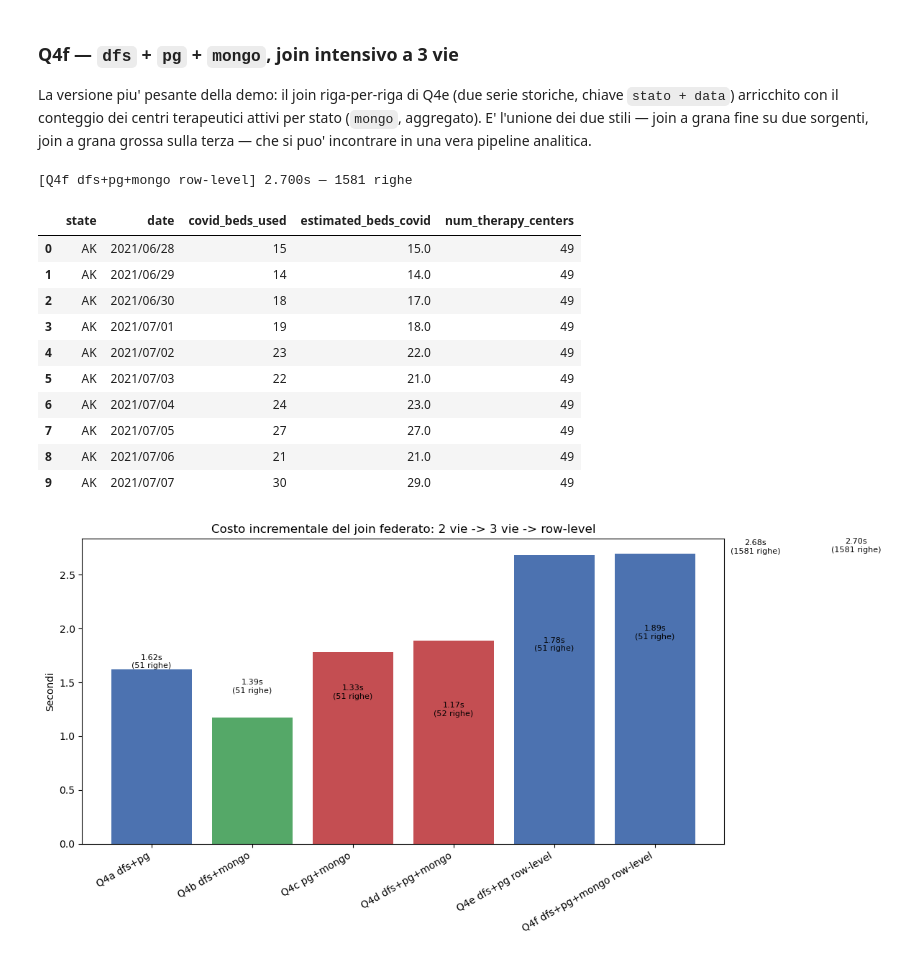
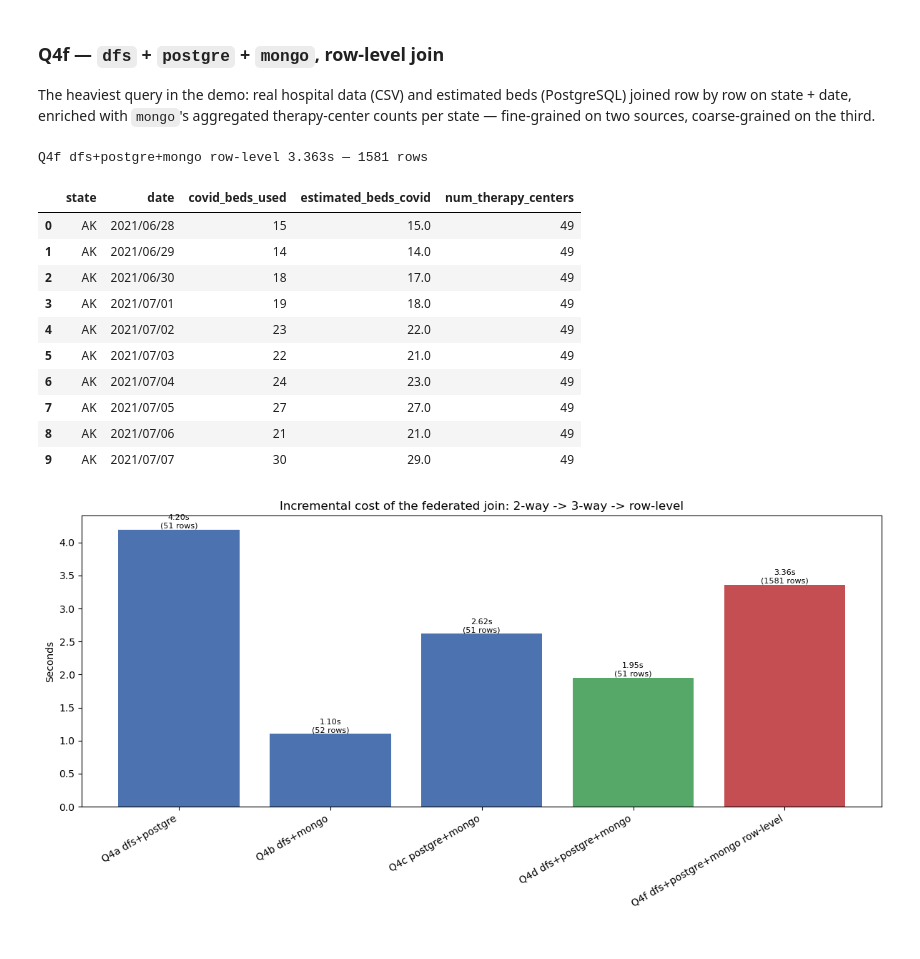
Before and after one commit to DomenicoVillari3/Apache-Drill-Tutorial, a Jupyter notebook: notebooks/analysis.ipynb, the cells around one changed output. Cells and saved outputs as stored; diff of their text form; code cells hidden in the pictures.

```diff
--- a/notebooks/analysis.ipynb
+++ b/notebooks/analysis.ipynb
@@ -438,10 +355,7 @@ df4e.head(10)
 # %% [markdown]
-### Q4f — `dfs` + `pg` + `mongo`, join intensivo a 3 vie
+### Q4f — `dfs` + `postgre` + `mongo`, row-level join
 
-La versione piu' pesante della demo: il join riga-per-riga di Q4e (due serie storiche, chiave
-`stato + data`) arricchito con il conteggio dei centri terapeutici attivi per stato (`mongo`,
-aggregato). E' l'unione dei due stili — join a grana fine su due sorgenti, join a grana grossa
-sulla terza — che si puo' incontrare in una vera pipeline analitica.
+The heaviest query in the demo: real hospital data (CSV) and estimated beds (PostgreSQL) joined row by row on state + date, enriched with `mongo`'s aggregated therapy-center counts per state — fine-grained on two sources, coarse-grained on the third.
 # %%
 q4f = """
 SELECT hp.state, hp.`date`, hp.covid_beds_used, hp.estimated_beds_covid, c.num_therapy_centers
@@ -463,10 +377,10 @@ JOIN (
 ) c ON hp.state = c.state
 ORDER BY hp.state, hp.`date`
 """
-df4f = drill_query(q4f, label="Q4f dfs+pg+mongo row-level", group="join-intensivo")
+df4f = drill_query(q4f, label="Q4f dfs+postgre+mongo row-level", group="row-level-join")
 df4f.head(10)
 # %% [output]
-[Q4f dfs+pg+mongo row-level] 2.700s — 1581 righe
+Q4f dfs+postgre+mongo row-level 3.363s — 1581 rows
 |  | state | date | covid_beds_used | estimated_beds_covid | num_therapy_centers |
 | 0 | AK | 2021/06/28 | 15 | 15.0 | 49 |
 | 1 | AK | 2021/06/29 | 14 | 14.0 | 49 |
@@ -479,21 +393,21 @@ df4f.head(10)
 | 8 | AK | 2021/07/06 | 21 | 21.0 | 49 |
 | 9 | AK | 2021/07/07 | 30 | 29.0 | 49 |
 # %%
-# Confronto incrementale: tempo di esecuzione al crescere della complessita' del join
-join_steps = ["Q4a dfs+pg", "Q4b dfs+mongo", "Q4c pg+mongo", "Q4d dfs+pg+mongo",
-              "Q4e dfs+pg row-level", "Q4f dfs+pg+mongo row-level"]
+# Incremental cost: execution time as join complexity grows
+join_steps = ["Q4a dfs+postgre", "Q4b dfs+mongo", "Q4c postgre+mongo", "Q4d dfs+postgre+mongo",
+              "Q4f dfs+postgre+mongo row-level"]
 df_join_steps = pd.DataFrame(timings)
 df_join_steps = df_join_steps[df_join_steps["query"].isin(join_steps)].set_index("query").loc[join_steps]
 
 fig, ax = plt.subplots(figsize=(12, 6))
-colors = ["#4C72B0"] * 3 + ["#55A868"] + ["#C44E52"] * 2
+colors = ["#4C72B0"] * 3 + ["#55A868"] + ["#C44E52"]
 ax.bar(df_join_steps.index, df_join_steps["seconds"], color=colors)
-ax.set_ylabel("Secondi")
-ax.set_title("Costo incrementale del join federato: 2 vie -> 3 vie -> row-level")
+ax.set_ylabel("Seconds")
+ax.set_title("Incremental cost of the federated join: 2-way -> 3-way -> row-level")
 for i, (v, r) in enumerate(zip(df_join_steps["seconds"], df_join_steps["rows"])):
-    ax.text(i, v, f"{v:.2f}s\n({r} righe)", ha="center", va="bottom", fontsize=8)
+    ax.text(i, v, f"{v:.2f}s\n({r} rows)", ha="center", va="bottom", fontsize=8)
 plt.xticks(rotation=30, ha="right")
 plt.tight_layout()
 plt.show()
 # %% [output]
-[figure, old version]
+[figure, new version]
```
Also changed, not shown: parts of 32 cells of this notebook, 7 other files.
